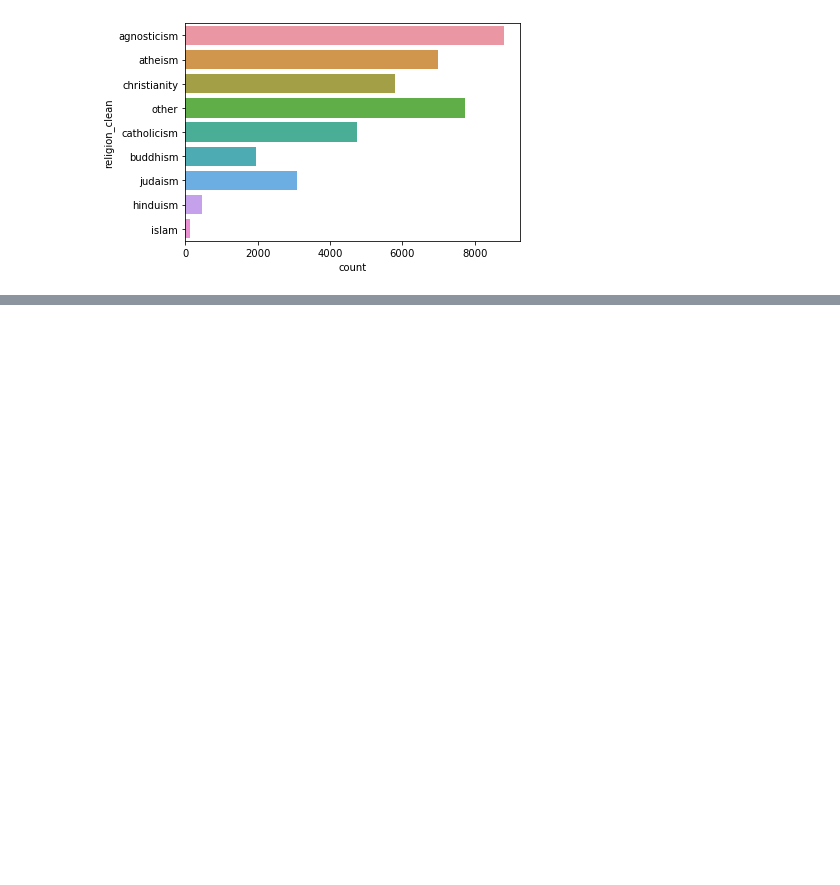
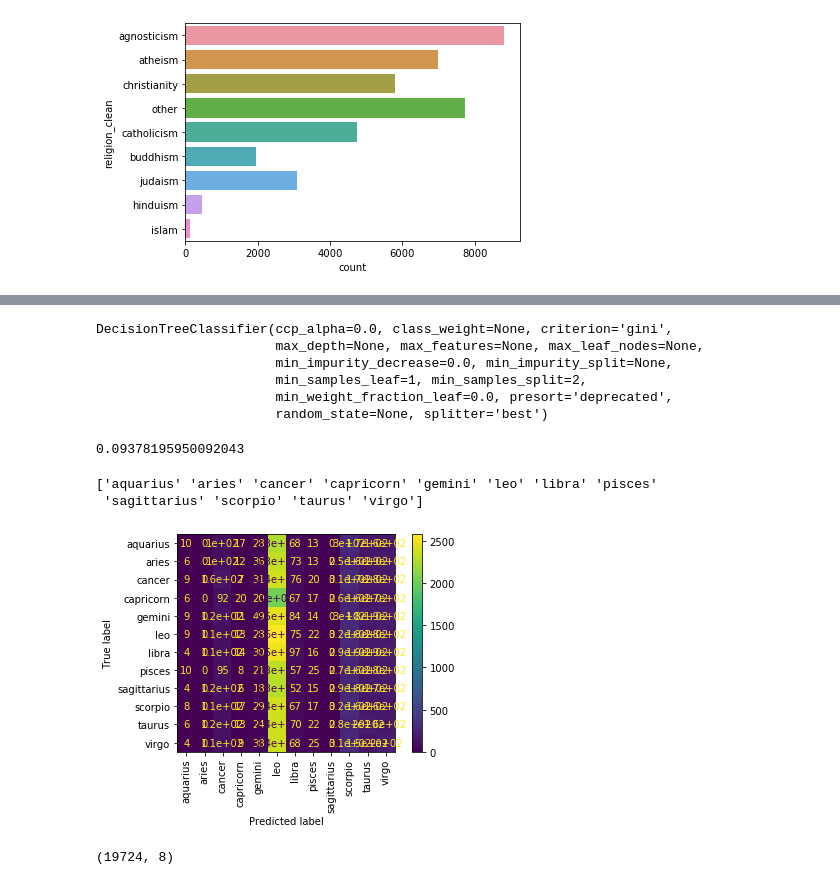
Before and after one commit to teeo23/OKproject, a Jupyter notebook: date-a-scientist.ipynb, the cells around one changed output, grey strips where cells are left out. Saved outputs shown, nothing was run; the diff lists cells and outputs as text; code cells hidden in the pictures; blank space fills up the shorter version.

```diff
--- a/date-a-scientist.ipynb
+++ b/date-a-scientist.ipynb
@@ -176,0 +286,39 @@ plt.savefig('Religion Count Cleaned')
+# %%
+from sklearn.tree import DecisionTreeClassifier
+tree_class = DecisionTreeClassifier()
+tree_class.fit(train_data, train_labels)
+# %% [output]
+DecisionTreeClassifier(ccp_alpha=0.0, class_weight=None, criterion='gini',
+                       max_depth=None, max_features=None, max_leaf_nodes=None,
+                       min_impurity_decrease=0.0, min_impurity_split=None,
+                       min_samples_leaf=1, min_samples_split=2,
+                       min_weight_fraction_leaf=0.0, presort='deprecated',
+                       random_state=None, splitter='best')
+# %%
+print(tree_class.score(train_data, train_labels))
+prediction = tree_class.predict(test_data)
+# %% [output]
+0.09378195950092043
+# %%
+from sklearn.metrics import confusion_matrix
+
+label = tree_class.classes_
+print(label)
+matrix = confusion_matrix(test_labels, prediction)
+# %% [output]
+['aquarius' 'aries' 'cancer' 'capricorn' 'gemini' 'leo' 'libra' 'pisces'
+ 'sagittarius' 'scorpio' 'taurus' 'virgo']
+# %%
+from sklearn.metrics import plot_confusion_matrix
+plot_confusion_matrix(tree_class, train_data, train_labels, xticks_rotation='vertical')
+plt.savefig('Confusion Matrix Decision Tree')
+plt.show()
+# %% [output]
+[figure, added]
+# %%
+cols = ['body_type', 'diet', 'orientation', 'education', 'religion_clean',
+       'sex', 'job', 'signs_clean']
+profile_df = df[cols].dropna()
+profile_df.shape
+# %% [output]
+(19724, 8)
```
Also changed, not shown: parts of 23 cells of this notebook.
